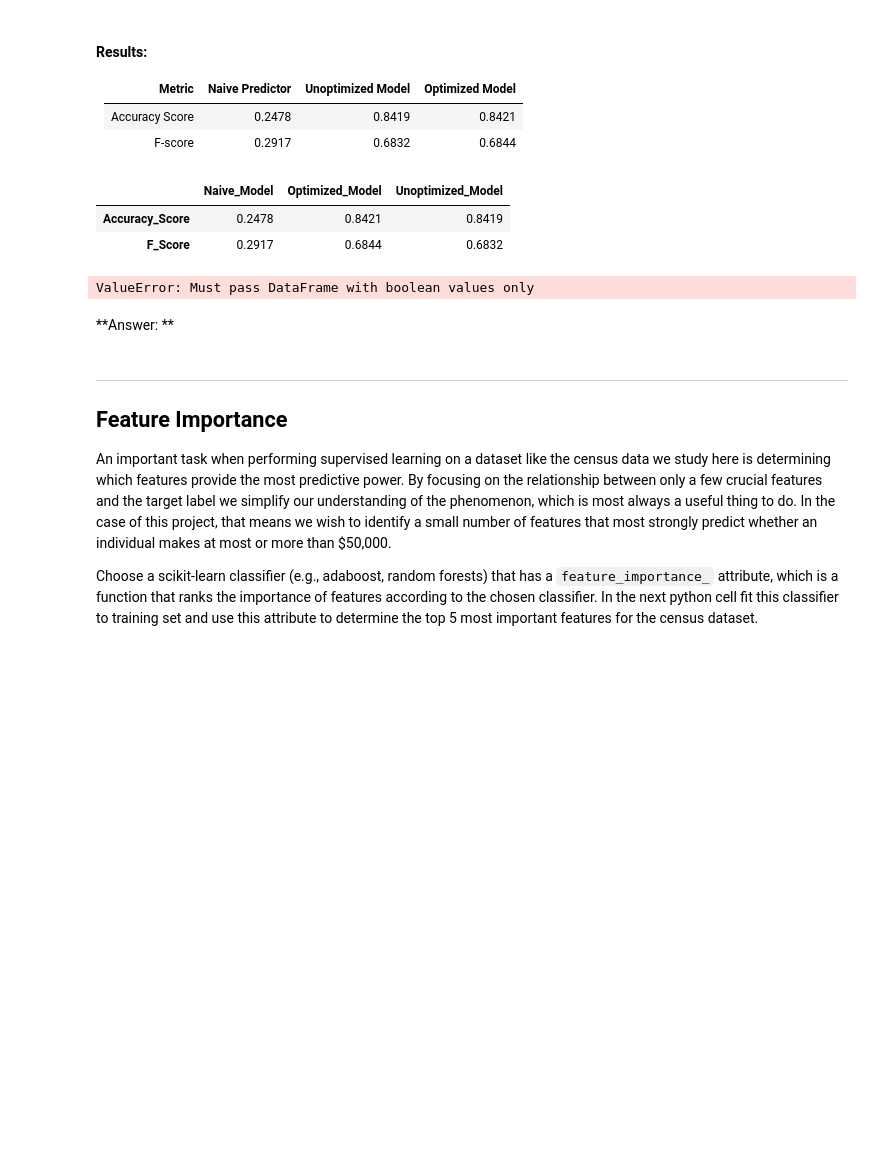
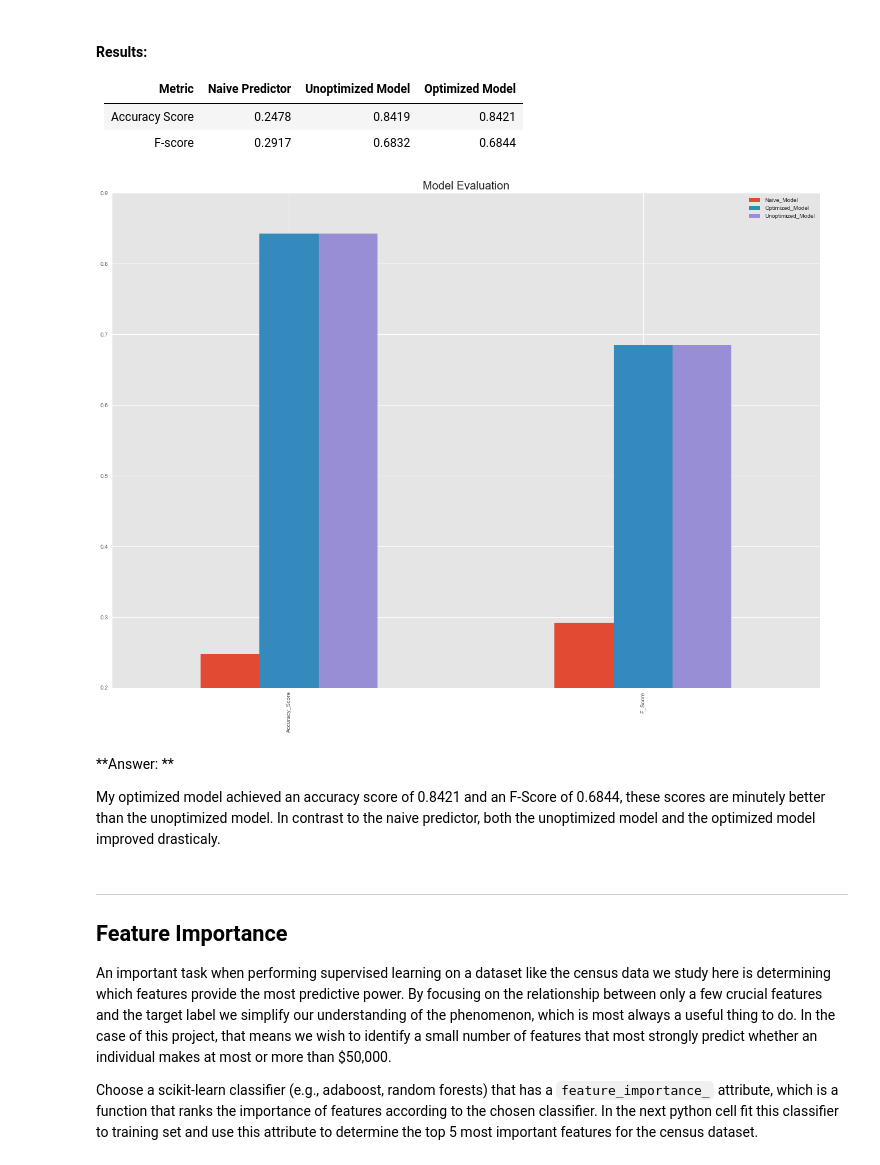
Before and after one commit to hsherwoodcoombs/Machine-Learning, a Jupyter notebook: projects/finding_donors/finding_donors.ipynb, the cells around one changed output. Cells and saved outputs as stored; diff of their text form; code cells hidden in the pictures; blank space fills up the shorter version.

Commit message:
update model accuracy

```diff
--- a/projects/finding_donors/finding_donors.ipynb
+++ b/projects/finding_donors/finding_donors.ipynb
@@ -979,21 +928,23 @@ Features sorted by their rank:
 | Accuracy Score |  0.2478           |   0.8419          |  0.8421
 | F-score        |  0.2917           |   0.6832          |  0.6844
 # %%
-import seaborn as sns
-d = {'Naive_Model': [0.2478, 0.2917], 'Unoptimized_Model': [0.8419, 0.6832],
+plt.style.use('ggplot')
+d = {'Naive_Model': [0.2478, 0.2917], 'Unoptimized_Model': [0.8421, 0.6844],
             'Optimized_Model': [0.8421, 0.6844]}
-df = pd.DataFrame(d, index=['Accuracy_Score', 'F_Score'])
-df.set_index
-display(df)
+scores = pd.DataFrame(d, index=['Accuracy_Score', 'F_Score'])
+scores.set_index
+# display(scores)
 
-df.plot(df, y="F_Score")
+splot = scores.plot.bar().set_ylim(0.2, 0.9)
+plt.title('Model Evaluation', fontsize=20)
+plt.legend(loc='best')
+plt.show()
 # %% [output]
-|  | Naive_Model | Optimized_Model | Unoptimized_Model |
-| Accuracy_Score | 0.2478 | 0.8421 | 0.8419 |
-| F_Score | 0.2917 | 0.6844 | 0.6832 |
-ValueError: Must pass DataFrame with boolean values only
+[figure, added]
-# %% [markdown]
-**Answer: **
+# %% [markdown]
+**Answer: **
+
+My optimized model achieved an accuracy score of 0.8421 and an F-Score of 0.6844, these scores are minutely better than the unoptimized model. In contrast to the naive predictor, both the unoptimized model and the optimized model improved drasticaly.
 # %% [markdown]
 ----
 ## Feature Importance
```
Also changed, not shown: parts of 3 cells of this notebook.
